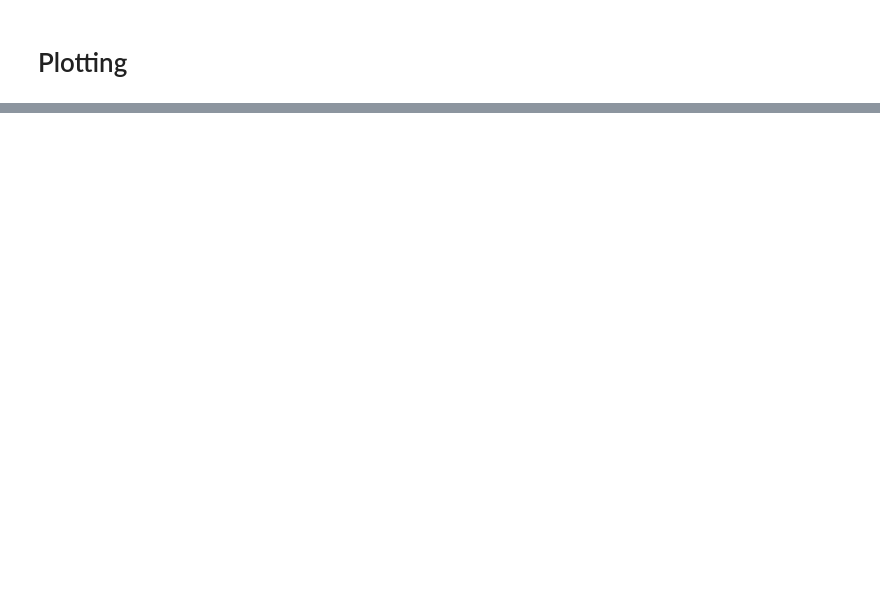
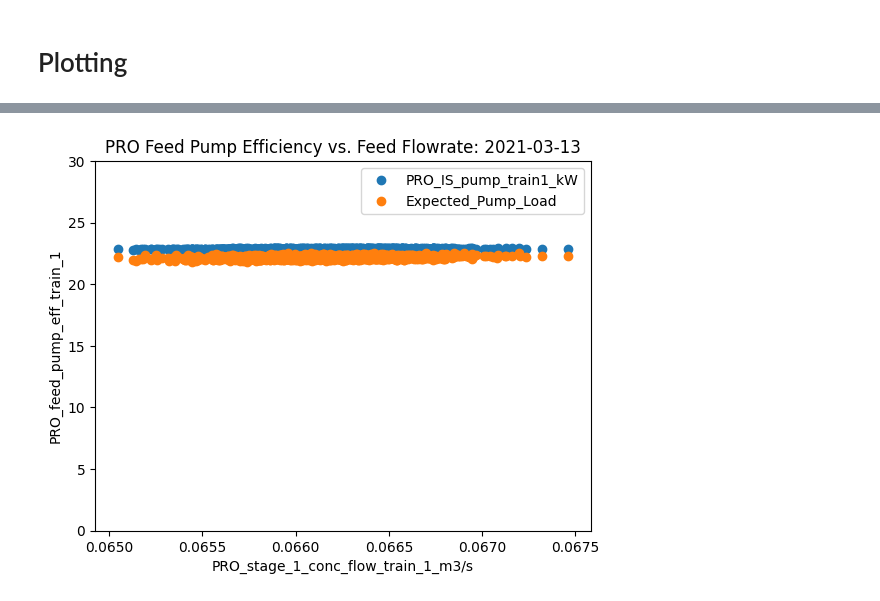
Before and after one commit to watertap-org/flex_desal, a Jupyter notebook: src/wrd/data/Data_exploration_for_one_day.ipynb, the cells around one changed output, grey strips where cells are left out. Cells and saved outputs as stored; diff of their text form; code cells hidden in the pictures; blank space fills up the shorter version.

Commit message:
Testing variations of pump power equation and comparing to data

```diff
--- a/src/wrd/data/Data_exploration_for_one_day.ipynb
+++ b/src/wrd/data/Data_exploration_for_one_day.ipynb
@@ -14,7 +14,7 @@ from datetime import datetime, timedelta
 # %% [markdown]
 ### Calculating an average value from a day
 # %%
-month = 'aug'
+month = 'march'
 pressure_data  = pd.read_csv("WRD_pressure_data_"+month+"_2021.csv")
 flow_data = pd.read_csv("WRD_flow_data_"+month+"_2021.csv")
 power_data = pd.read_csv("WRD_power_data_"+month+"_2021.csv")
@@ -49,8 +49,8 @@ PRO_conc_pressure_train_4_psi
 ------------------------------
 # %%
 #User Input
-day ='2021-08-19'
-variables = ["PRO_stage_1_conc_flow_train_1_gpm","PRO_conc_train1_gpm","TRO_conc_train1_gpm","TRO_feed_train1_gpm"]
+day ='2021-03-13'
+variables = ["PRO_feed_pump_eff_train_1","PRO_IS_pump_eff_train_1","PRO_feed_pump_train1_kW","PRO_IS_pump_train1_kW"]
 
 # Find values
 date_stamp = datetime.strptime(day, "%Y-%m-%d")
@@ -60,8 +60,14 @@ day_df[day_df.columns[1:]] = day_df[day_df.columns[1:]].apply(pd.to_numeric)
 # Add any calcualted variables
 day_df["PRO_feed_flow_train_1_m3/s"] = (day_df["permeate_train1_s1_gpm"] + day_df["permeate_train1_s2_gpm"] + day_df["PRO_conc_train1_gpm"]) / 60 /264.2
 day_df["PRO_feed_flow_train_1_gpm"] = (day_df["permeate_train1_s1_gpm"] + day_df["permeate_train1_s2_gpm"] + day_df["PRO_conc_train1_gpm"])
+
+day_df["PRO_stage_1_conc_flow_train_1_gpm"] = day_df["PRO_feed_flow_train_1_gpm"] - day_df["permeate_train1_s1_gpm"]
+day_df["PRO_stage_1_conc_flow_train_1_m3/s"] = (day_df["PRO_feed_flow_train_1_gpm"] - day_df["permeate_train1_s1_gpm"]) / 60 / 264.2
+
 day_df["PRO_feed_pump_eff_train_1"] = day_df["PRO_feed_flow_train_1_m3/s"] * (day_df["PRO_feed_pressure_train_1_psi"] - day_df["RO_feed_pressure_psi"]) / 14.5 *10**5 / (day_df["PRO_feed_pump_train1_kW"] *1000)
-day_df["PRO_stage_1_conc_flow_train_1_gpm"] = day_df["PRO_feed_flow_train_1_gpm"] - day_df["permeate_train1_s1_gpm"]
+day_df["PRO_IS_pump_eff_train_1"] = day_df["PRO_stage_1_conc_flow_train_1_m3/s"] * (day_df["PRO_IS_pump_discharge_pressure_train_1_psi"] - day_df["PRO_IS_pump_suction_pressure_train_1_psi"]) / 14.5 *10**5 / (day_df["PRO_IS_pump_train1_kW"] *1000)
+
+
 day_df["TRO_feed_train1_gpm"] = day_df["TRO_permeate_train1_gpm"] + day_df["TRO_conc_train1_gpm"]
 
 for name in variables:
@@ -103,7 +109,15 @@ See the caveats in the documentation: https://pandas.pydata.org/pandas-docs/stab
 # %%
 # User input to define x and y data
 plot_title = "PRO Feed Pump Efficiency vs. Feed Flowrate"
-x_data_name = "PRO_feed_flow_train_1_m3/s"
-y_data_name_list = ["PRO_feed_pump_eff_train_1"]
+x_data_name = "PRO_stage_1_conc_flow_train_1_m3/s"
+y_data_name_list = ["PRO_IS_pump_train1_kW","Expected_Pump_Load"]
 
 # No derived quantities
+eta_elec = .85
+other_loads = 3
+flow = day_df["PRO_stage_1_conc_flow_train_1_m3/s"]
+day_df["Pump_curve_eta"] = -234.386*flow**3 - 133.157*flow**2 + 21.112*flow + 0.067
+day_df["Expected_Pump_Load"] = ((day_df["PRO_stage_1_conc_flow_train_1_m3/s"]
+                                    * (day_df["PRO_IS_pump_discharge_pressure_train_1_psi"]-day_df["PRO_IS_pump_suction_pressure_train_1_psi"]) / 14.5 *10**5)
+                                    / day_df["Pump_curve_eta"] / eta_elec / 1000
+                                    + other_loads)
@@ -110,18 +135,20 @@ y_data_name_list = ["PRO_feed_pump_eff_train_1"]
 # %%
 # Create Plot
 x_data = day_df[x_data_name]
 for y_data_name in y_data_name_list:
     y_data = day_df[y_data_name]
     figure = plt.plot(x_data,y_data,'o',label=y_data_name)
-plt.title(plot_title+": "+day)
+plt.title(plot_title + ": " + day)
 plt.xlabel(x_data_name)
 
 plt.ylabel("PRO_feed_pump_eff_train_1")
 #x = np.linspace(0,10000)
 #plt.plot(x,x,"-k",label="y=x")
 #Adjust Axes as needed
 # plt.xlim(1400,2700)
-# plt.ylim(0,1)
-plt.legend(loc='upper left')
+plt.ylim(0,30)
+plt.legend(loc='best')
 #Export Figure
 plt.savefig(plot_title+".png")
+# %% [output]
+[figure, added]
```
Also changed, not shown: parts of 2 cells of this notebook, 1 other file.
